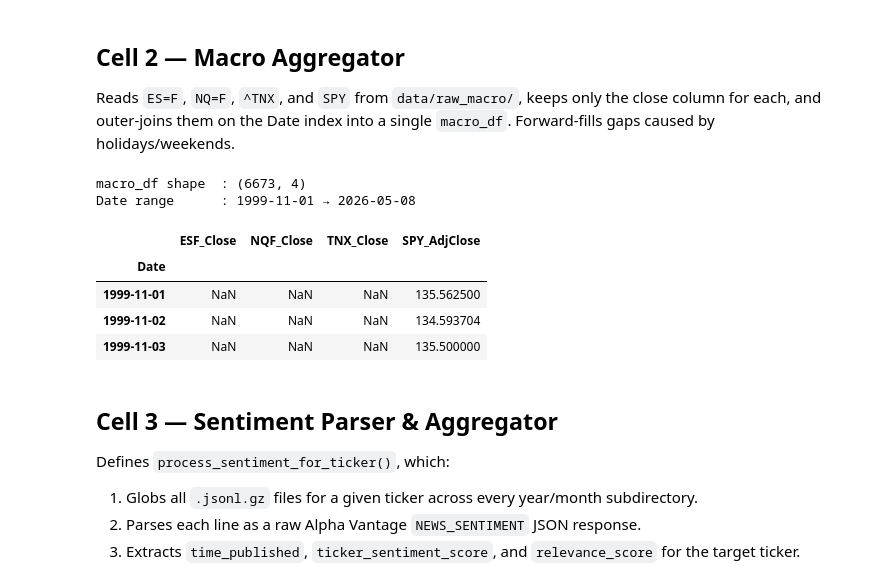
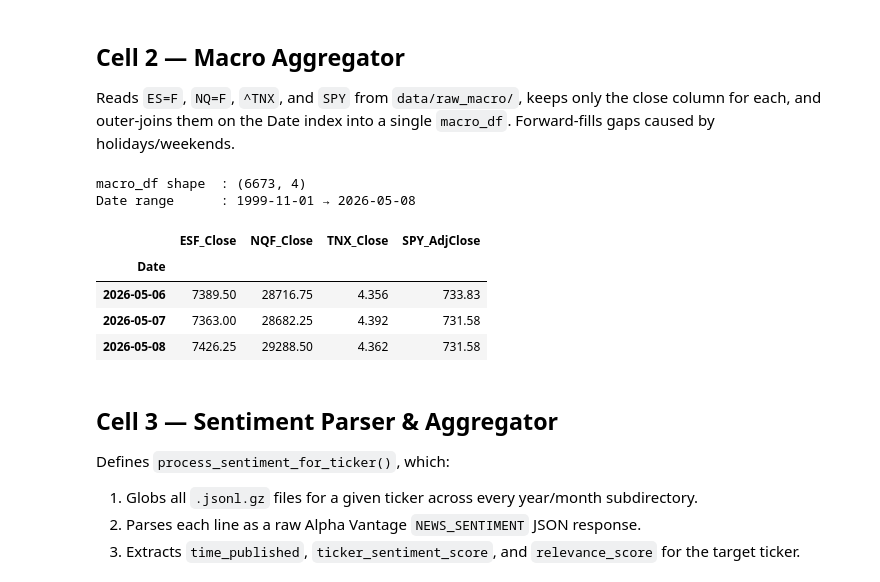
Before and after one commit to mmandelb2201/SentimentAnalysisBot, a Jupyter notebook: data_merger.ipynb, the cells around one changed output. Cells and saved outputs as stored; diff of their text form; code cells hidden in the pictures.

```diff
--- a/data_merger.ipynb
+++ b/data_merger.ipynb
@@ -140,37 +140,37 @@ def _load_av_series(path: str, col_name: str) -> pd.Series:
             f"Could not locate a close column in {path}. "
             f"Available columns: {df.columns.tolist()}"
         )
 
     return df[close_col].rename(col_name)
 
 
 # ---------------------------------------------------------------------------
 # Build the universal macro DataFrame
 # ---------------------------------------------------------------------------
 macro_series_list: list[pd.Series] = [
     _load_yfinance_series(stem, col)
     for stem, col in MACRO_YFINANCE_MAP.items()
 ]
 macro_series_list.append(_load_av_series(SPY_PRICE_PATH, "SPY_AdjClose"))
 
 macro_df: pd.DataFrame = (
     pd.concat(macro_series_list, axis=1, join="outer")
     .sort_index()
     .ffill()
 )
 macro_df.index.name = "Date"
 
 print(f"macro_df shape  : {macro_df.shape}")
 print(f"Date range      : {macro_df.index.min().date()} → {macro_df.index.max().date()}")
-macro_df.head(3)
+macro_df.tail(3)
 # %% [output]
 macro_df shape  : (6673, 4)
 Date range      : 1999-11-01 → 2026-05-08
 |  | ESF_Close | NQF_Close | TNX_Close | SPY_AdjClose |
 | Date |  |  |  |  |
-| 1999-11-01 | NaN | NaN | NaN | 135.562500 |
-| 1999-11-02 | NaN | NaN | NaN | 134.593704 |
-| 1999-11-03 | NaN | NaN | NaN | 135.500000 |
+| 2026-05-06 | 7389.50 | 28716.75 | 4.356 | 733.83 |
+| 2026-05-07 | 7363.00 | 28682.25 | 4.392 | 731.58 |
+| 2026-05-08 | 7426.25 | 29288.50 | 4.362 | 731.58 |
 # %% [markdown]
 ## Cell 3 — Sentiment Parser & Aggregator
 Defines `process_sentiment_for_ticker()`, which:
```
Also changed, not shown: parts of 2 cells of this notebook, 5 other files.
